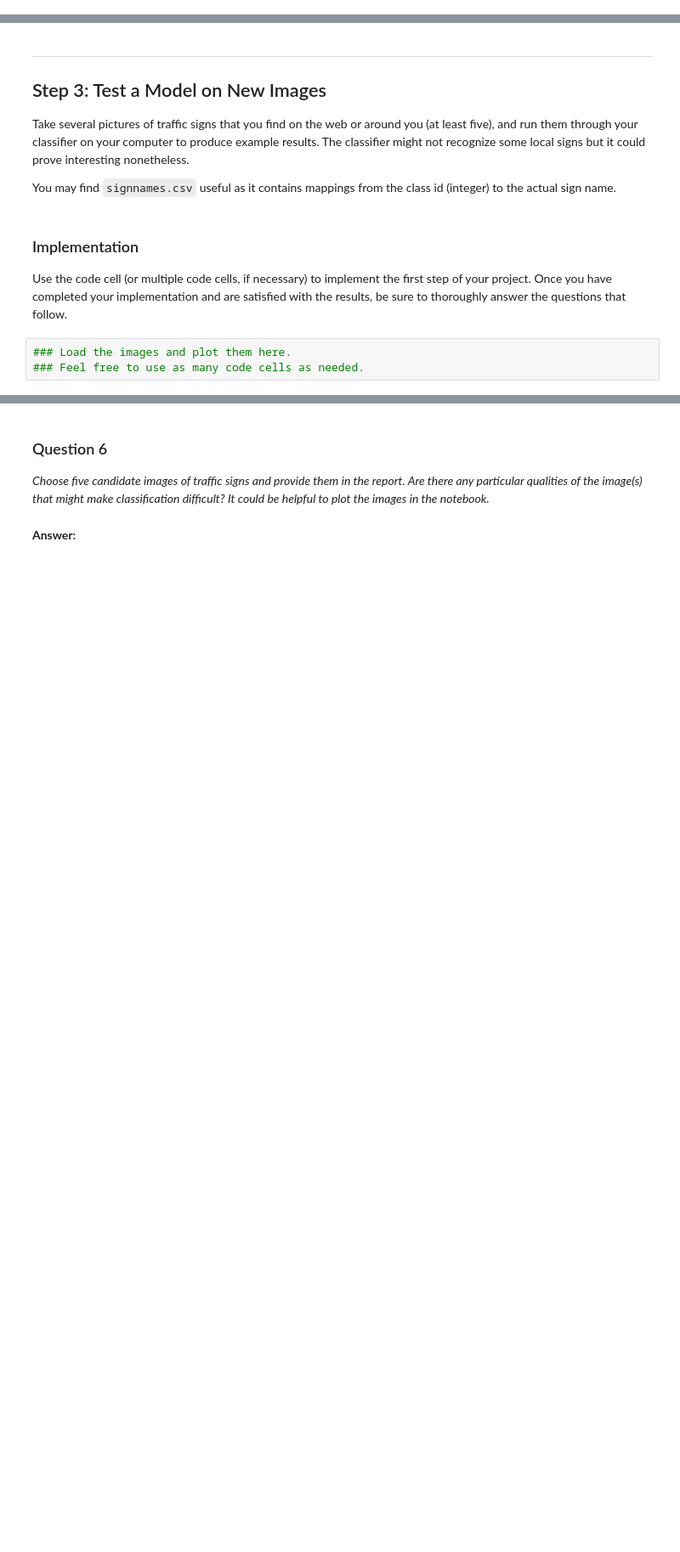
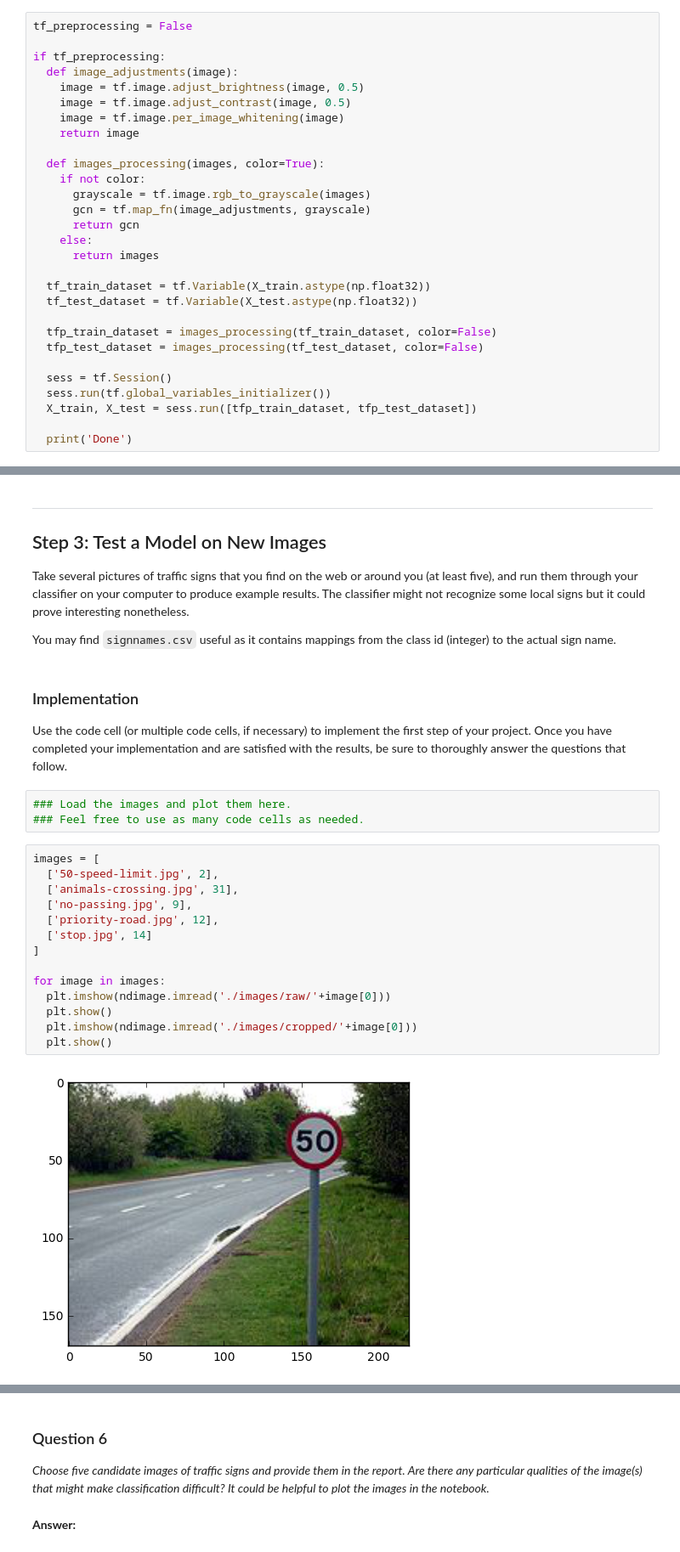
Before and after one commit to archelogos/CarND-Traffic-Sign-Classifier-Project, a Jupyter notebook: Traffic_Sign_Classifier.ipynb, the cells around one changed output, grey strips where cells are left out. Shown at 85% size. Saved outputs shown, nothing was run; the diff lists cells and outputs as text; blank space fills up the shorter version.

```diff
--- a/Traffic_Sign_Classifier.ipynb
+++ b/Traffic_Sign_Classifier.ipynb
@@ -257,0 +139,29 @@ Validation set (5500, 32, 32, 1) (5500,)
+# %%
+tf_preprocessing = False
+
+if tf_preprocessing:
+  def image_adjustments(image):
+    image = tf.image.adjust_brightness(image, 0.5)
+    image = tf.image.adjust_contrast(image, 0.5)
+    image = tf.image.per_image_whitening(image)
+    return image
+
+  def images_processing(images, color=True):
+    if not color:
+      grayscale = tf.image.rgb_to_grayscale(images)
+      gcn = tf.map_fn(image_adjustments, grayscale)
+      return gcn
+    else:
+      return images
+
+  tf_train_dataset = tf.Variable(X_train.astype(np.float32))
+  tf_test_dataset = tf.Variable(X_test.astype(np.float32))
+
+  tfp_train_dataset = images_processing(tf_train_dataset, color=False)
+  tfp_test_dataset = images_processing(tf_test_dataset, color=False)
+
+  sess = tf.Session()
+  sess.run(tf.global_variables_initializer())
+  X_train, X_test = sess.run([tfp_train_dataset, tfp_test_dataset])
+
+  print('Done')
@@ -312,3 +454,19 @@ Use the code cell (or multiple code cells, if necessary) to implement the first
 # %%
 ### Load the images and plot them here.
 ### Feel free to use as many code cells as needed.
+# %%
+images = [
+  ['50-speed-limit.jpg', 2],
+  ['animals-crossing.jpg', 31],
+  ['no-passing.jpg', 9],
+  ['priority-road.jpg', 12],
+  ['stop.jpg', 14]
+]
+
+for image in images:
+  plt.imshow(ndimage.imread('./images/raw/'+image[0]))
+  plt.show()
+  plt.imshow(ndimage.imread('./images/cropped/'+image[0]))
+  plt.show()
+# %% [output]
+[figure, added]
```
Also changed, not shown: parts of 29 cells of this notebook, 52 other files.
